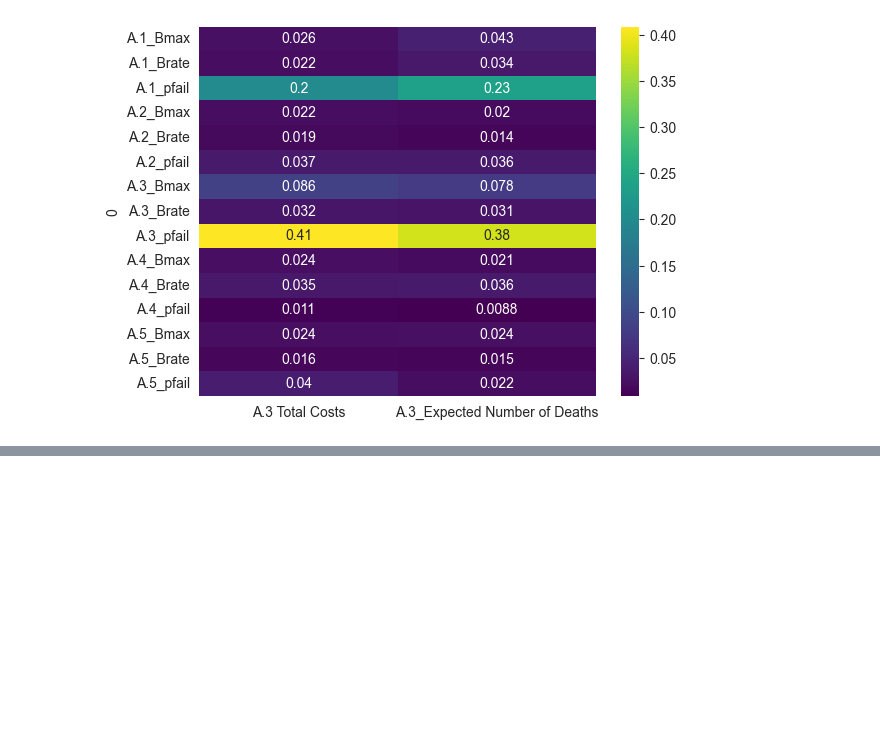
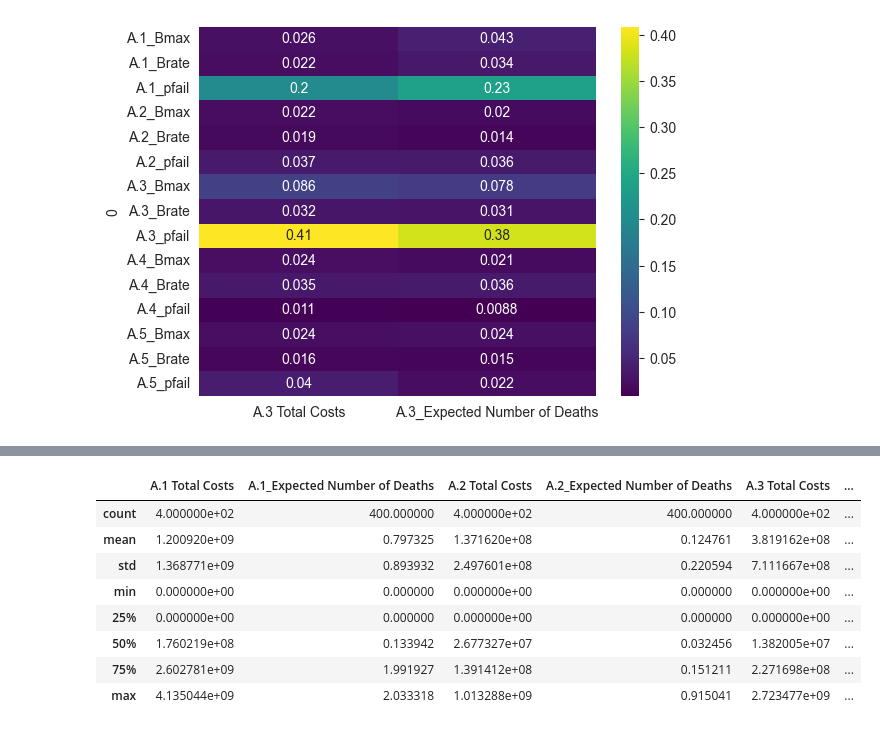
Before and after one commit to PancakeBun/epa141A_Labs_Group_Asians, a Jupyter notebook: final assignment/scenario_discovery.ipynb, the cells around one changed output, grey strips where cells are left out. Cells and saved outputs as stored; diff of their text form; code cells hidden in the pictures; blank space fills up the shorter version.

```diff
--- a/final assignment/scenario_discovery.ipynb
+++ b/final assignment/scenario_discovery.ipynb
@@ -277,0 +364,12 @@ plt.show()
+# %%
+df_outcomes.describe()
+# %% [output]
+|  | A.1 Total Costs | A.1_Expected Number of Deaths | A.2 Total Costs | A.2_Expected Number of Deaths | A.3 Total Costs | ... |
+| count | 4.000000e+02 | 400.000000 | 4.000000e+02 | 400.000000 | 4.000000e+02 | ... |
+| mean | 1.200920e+09 | 0.797325 | 1.371620e+08 | 0.124761 | 3.819162e+08 | ... |
+| std | 1.368771e+09 | 0.893932 | 2.497601e+08 | 0.220594 | 7.111667e+08 | ... |
+| min | 0.000000e+00 | 0.000000 | 0.000000e+00 | 0.000000 | 0.000000e+00 | ... |
+| 25% | 0.000000e+00 | 0.000000 | 0.000000e+00 | 0.000000 | 0.000000e+00 | ... |
+| 50% | 1.760219e+08 | 0.133942 | 2.677327e+07 | 0.032456 | 1.382005e+07 | ... |
+| 75% | 2.602781e+09 | 1.991927 | 1.391412e+08 | 0.151211 | 2.271698e+08 | ... |
+| max | 4.135044e+09 | 2.033318 | 1.013288e+09 | 0.915041 | 2.723477e+09 | ... |
```
Also changed, not shown: parts of 8 cells of this notebook, 3 other files.
